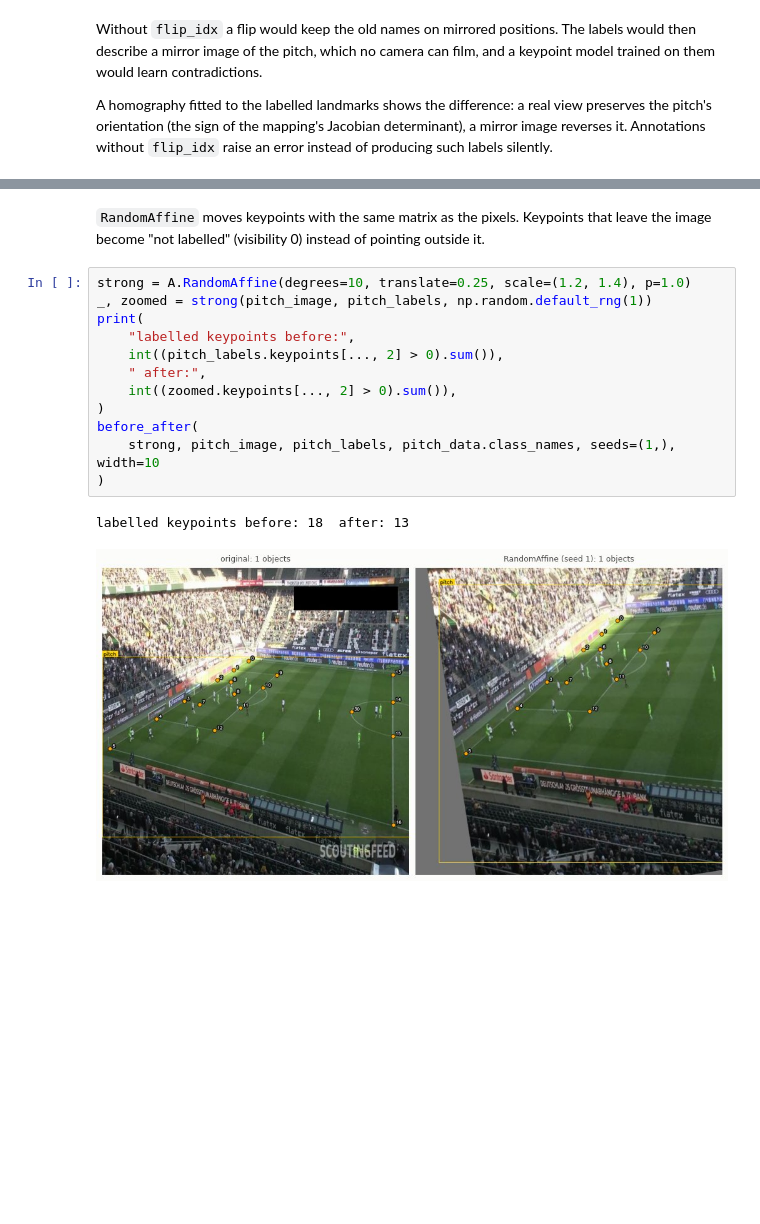
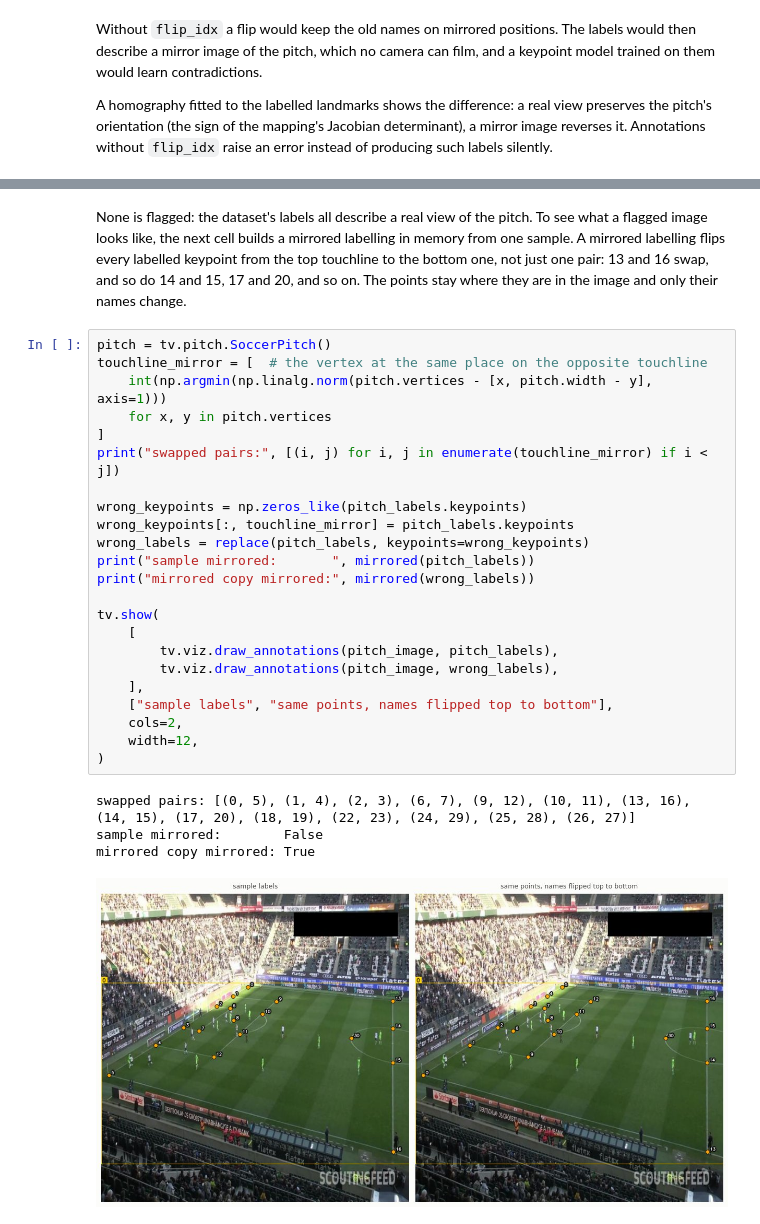
Before and after one commit to RedHot099/TactiFootVision, a Jupyter notebook: notebooks/02_augmentation.ipynb, the cells around one changed output, grey strips where cells are left out. Saved outputs shown, nothing was run; the diff lists cells and outputs as text; blank space fills up the shorter version.

```diff
--- a/notebooks/02_augmentation.ipynb
+++ b/notebooks/02_augmentation.ipynb
@@ -243,20 +246,36 @@ tv.show(tv.viz.draw_annotations(sample.read_image(), sample.annotations), width=
 # %% [markdown]
-`RandomAffine` moves keypoints with the same matrix as the pixels. Keypoints
-that leave the image become "not labelled" (visibility 0) instead of pointing
-outside it.
+None is flagged: the dataset's labels all describe a real view of the pitch. To
+see what a flagged image looks like, the next cell builds a mirrored labelling
+in memory from one sample. A mirrored labelling flips every labelled keypoint
+from the top touchline to the bottom one, not just one pair: 13 and 16 swap,
+and so do 14 and 15, 17 and 20, and so on. The points stay where they are in
+the image and only their names change.
 # %%
-strong = A.RandomAffine(degrees=10, translate=0.25, scale=(1.2, 1.4), p=1.0)
-_, zoomed = strong(pitch_image, pitch_labels, np.random.default_rng(1))
-print(
-    "labelled keypoints before:",
-    int((pitch_labels.keypoints[..., 2] > 0).sum()),
-    " after:",
-    int((zoomed.keypoints[..., 2] > 0).sum()),
+pitch = tv.pitch.SoccerPitch()
+touchline_mirror = [  # the vertex at the same place on the opposite touchline
+    int(np.argmin(np.linalg.norm(pitch.vertices - [x, pitch.width - y], axis=1)))
+    for x, y in pitch.vertices
+]
+print("swapped pairs:", [(i, j) for i, j in enumerate(touchline_mirror) if i < j])
+
+wrong_keypoints = np.zeros_like(pitch_labels.keypoints)
+wrong_keypoints[:, touchline_mirror] = pitch_labels.keypoints
+wrong_labels = replace(pitch_labels, keypoints=wrong_keypoints)
+print("sample mirrored:       ", mirrored(pitch_labels))
+print("mirrored copy mirrored:", mirrored(wrong_labels))
+
+tv.show(
+    [
+        tv.viz.draw_annotations(pitch_image, pitch_labels),
+        tv.viz.draw_annotations(pitch_image, wrong_labels),
+    ],
+    ["sample labels", "same points, names flipped top to bottom"],
+    cols=2,
+    width=12,
 )
-before_after(
-    strong, pitch_image, pitch_labels, pitch_data.class_names, seeds=(1,), width=10
-)
 # %% [output]
-labelled keypoints before: 18  after: 13
+swapped pairs: [(0, 5), (1, 4), (2, 3), (6, 7), (9, 12), (10, 11), (13, 16), (14, 15), (17, 20), (18, 19), (22, 23), (24, 29), (25, 28), (26, 27)]
+sample mirrored:        False
+mirrored copy mirrored: True
-[figure, old version]
+[figure, new version]
 # %% [markdown]
```
Also changed, not shown: parts of 12 cells of this notebook, 2 other files.
